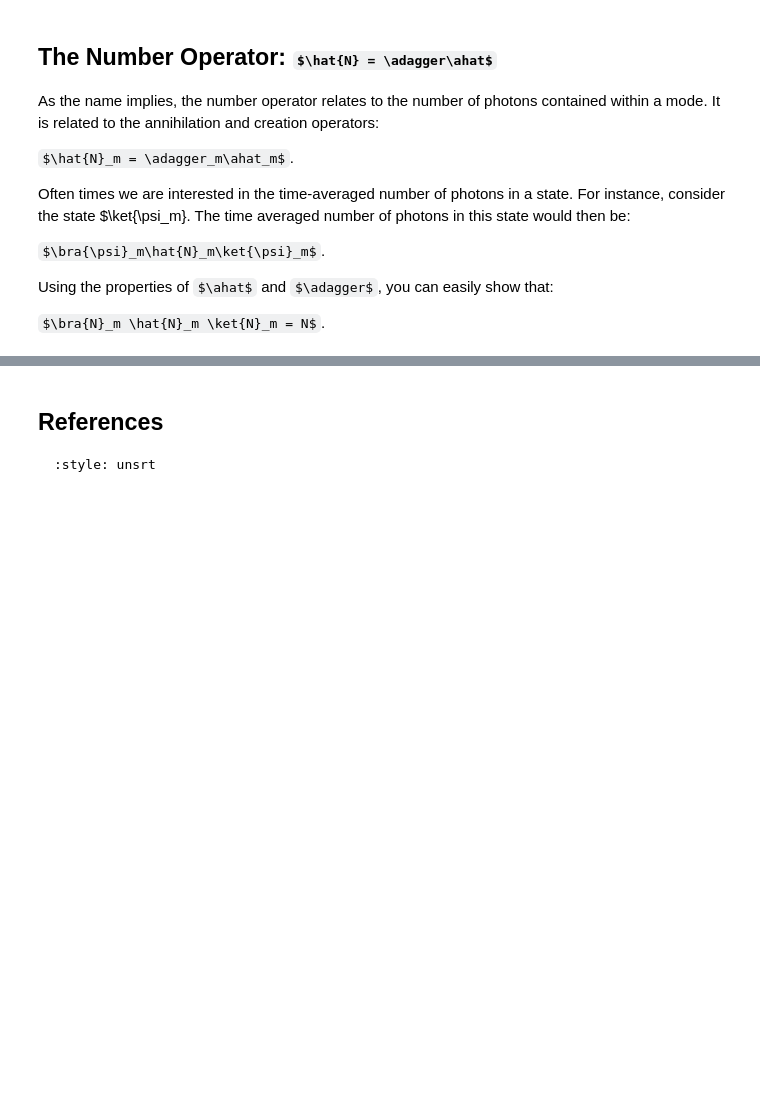
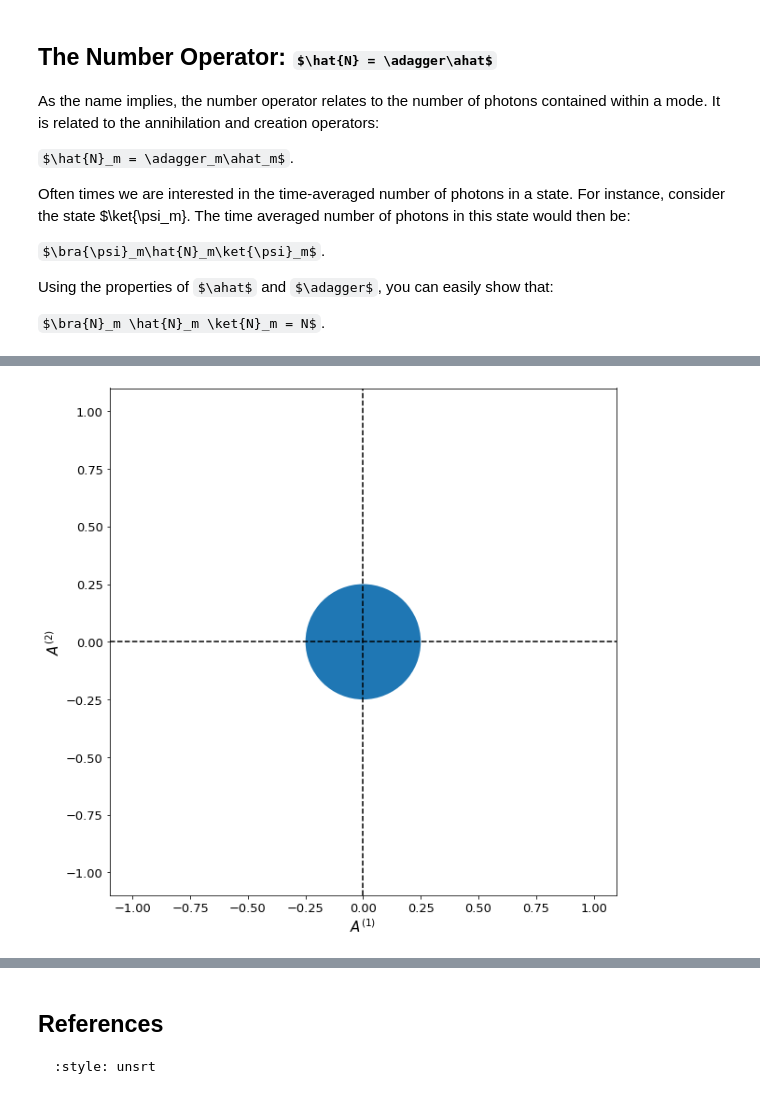
Before and after one commit to dkeathley/6.2410-lab, a Jupyter notebook: chapter-XX-quantum-optics-basics.ipynb, the cells around one changed output, grey strips where cells are left out. Drawn from its saved outputs; the diff is of its cells as text; code cells hidden in the pictures; some formulas as TeX source; blank space fills up the shorter version.

Commit message:
Field Representation Plots Added

```diff
--- a/chapter-XX-quantum-optics-basics.ipynb
+++ b/chapter-XX-quantum-optics-basics.ipynb
@@ -130,0 +159,36 @@ Note the similarity to the approach from how such values are obtained for standa
+# %%
+import matplotlib.pyplot as plt
+import numpy as np
+import matplotlib.patches as mpatches
+
+fig = plt.figure()
+ax = fig.add_subplot()
+
+A = 0
+phi = 0
+delA = np.sqrt(2*4 + 1)/2
+
+
+A1 = A*np.cos(phi)
+A2 = A*np.sin(phi)
+
+
+# add a circle
+circle = mpatches.Circle((A1, A2), radius=0.25, ec="none", color='tab:blue')
+ax.add_patch(circle)
+ax.set_xlim(-1.1, 1.1)
+ax.set_ylim(-1.1, 1.1)
+
+ax.set_xlabel('$A^{(1)}$', fontsize=15)
+ax.set_ylabel('$A^{(2)}$', fontsize=15)
+
+ax.axvline(0, color='black', linestyle='--')
+ax.axhline(0, color='black', linestyle='--')
+
+ax.tick_params(labelsize=13)
+
+plt.gca().set_aspect('equal')
+
+fig.set_size_inches(10, 10)
+# %% [output]
+[figure, added]
```
Also changed, not shown: parts of 6 cells of this notebook, 1 other file.
